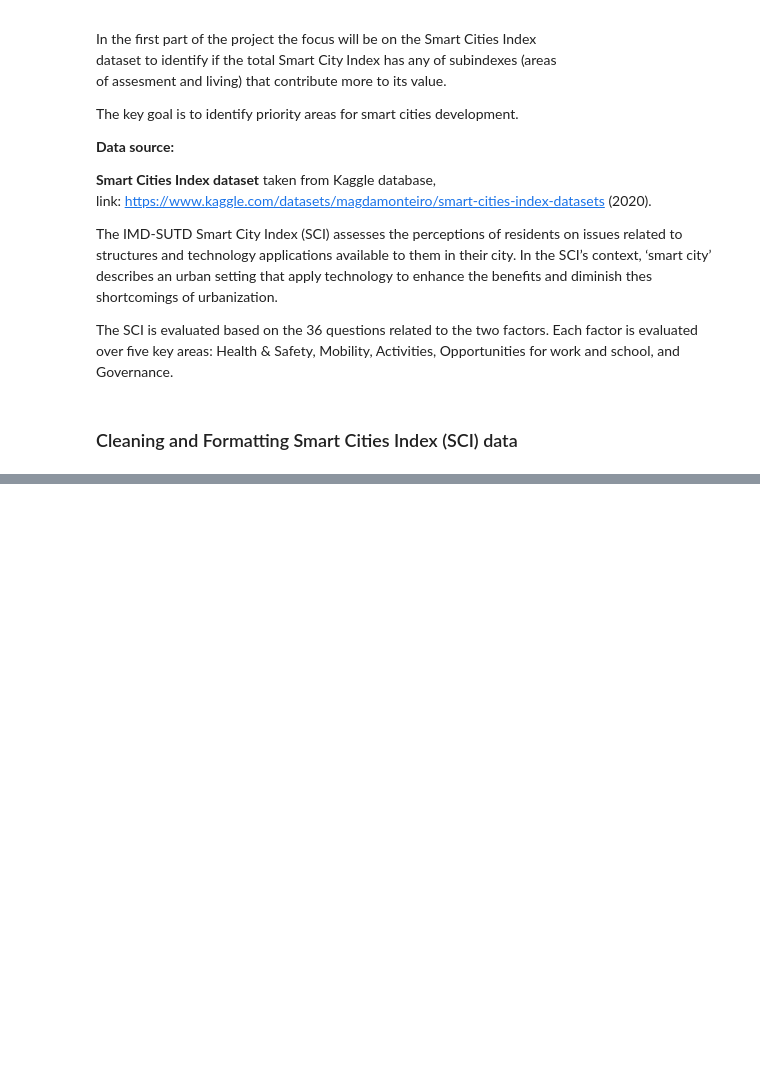
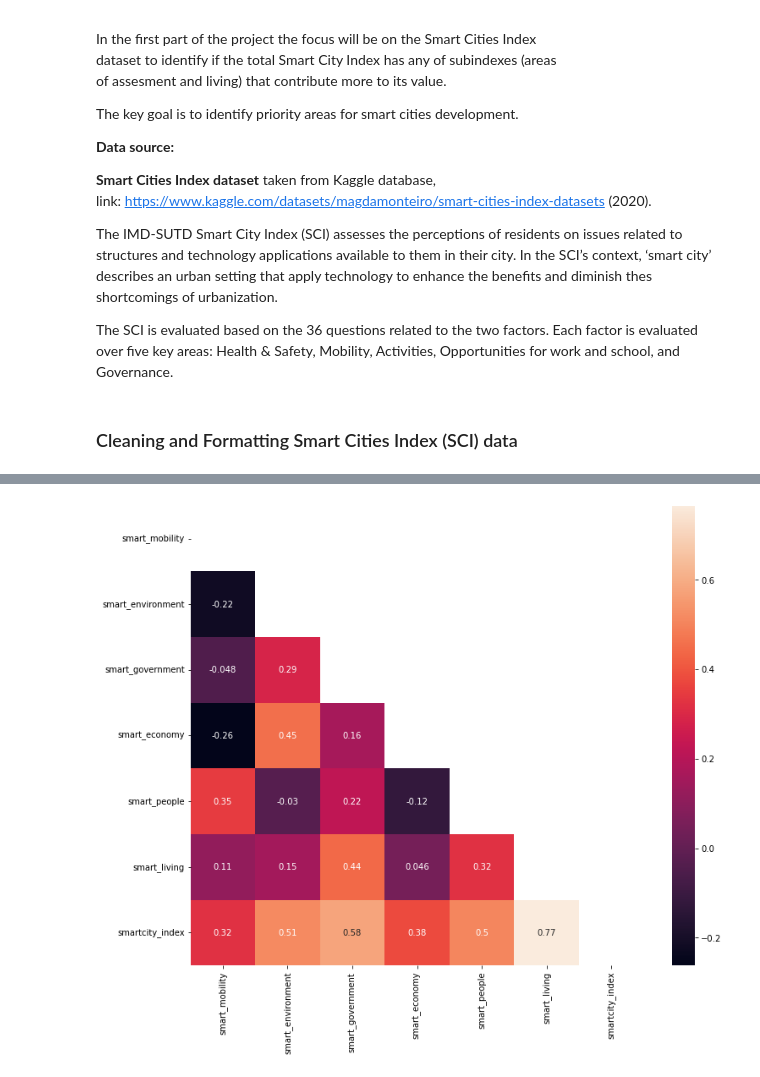
Before and after one commit to Edoardo1996/iornhack-final-project, a Jupyter notebook: main.ipynb, the cells around one changed output, grey strips where cells are left out. Cells and saved outputs as stored; diff of their text form; code cells hidden in the pictures; blank space fills up the shorter version.

```diff
--- a/main.ipynb
+++ b/main.ipynb
@@ -71,0 +158,5 @@ display(sci.head())
+# %%
+# Correlation heatmap
+eda.show_corr_heatmap(sci, figsize=(12, 10))
+# %% [output]
+[figure, added]
```
Also changed, not shown: parts of 12 cells of this notebook, 1 other file.
